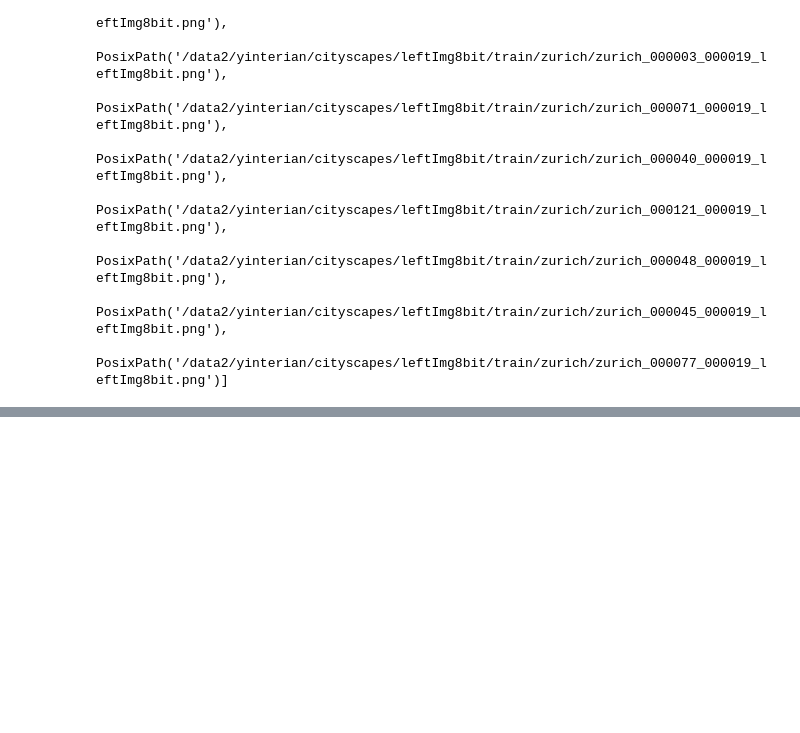
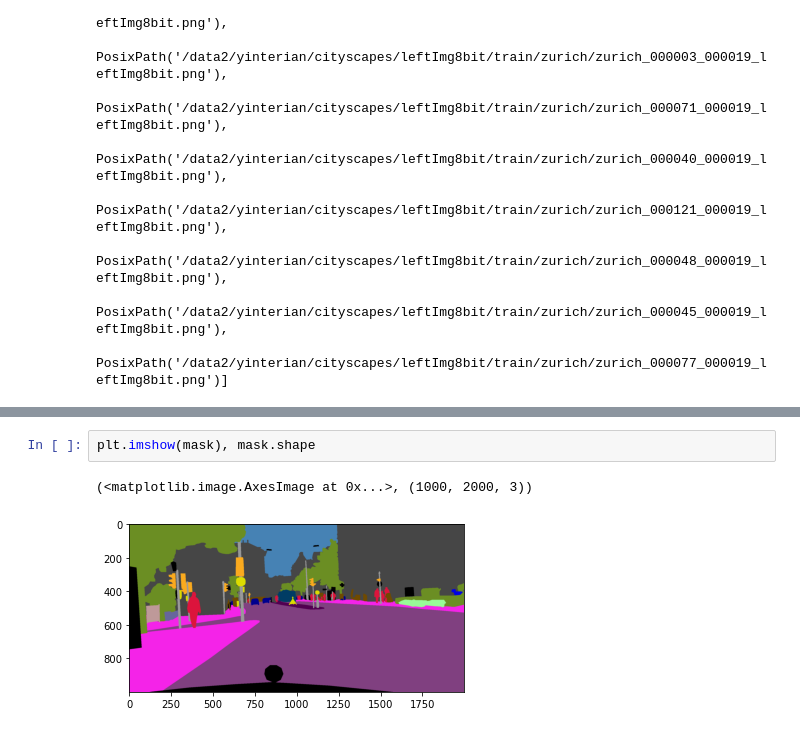
Before and after one commit to parrt/fundamentals-of-deep-learning, a Jupyter notebook: notebooks/11.Image-segmentation.ipynb, the cells around one changed output, grey strips where cells are left out. Saved outputs shown, nothing was run; the diff lists cells and outputs as text; blank space fills up the shorter version.

```diff
--- a/notebooks/11.Image-segmentation.ipynb
+++ b/notebooks/11.Image-segmentation.ipynb
@@ -93,0 +131,5 @@ im.reshape(-1).min(), im.reshape(-1).max()
+# %%
+plt.imshow(mask), mask.shape
+# %% [output]
+(<matplotlib.image.AxesImage at 0x...>, (1000, 2000, 3))
+[figure, added]
```
Also changed, not shown: parts of 14 cells of this notebook.
